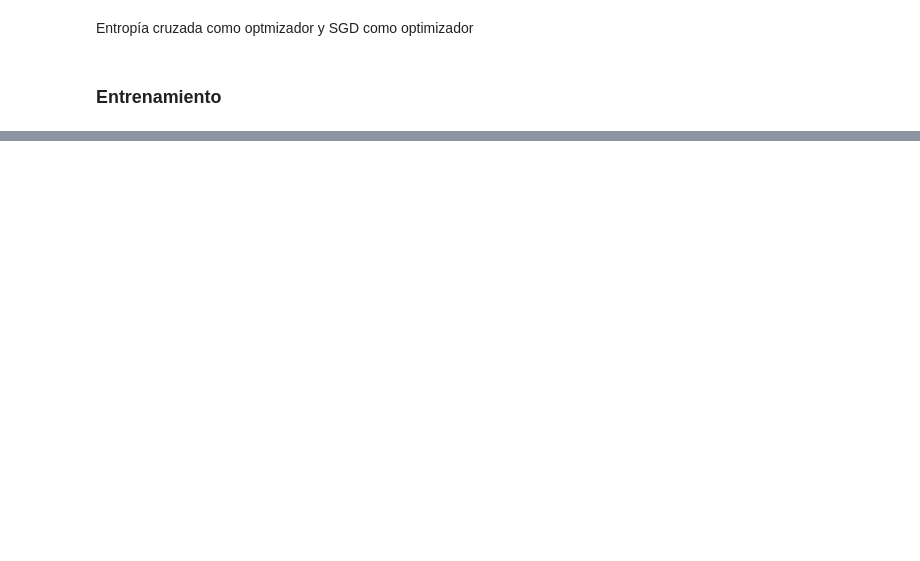
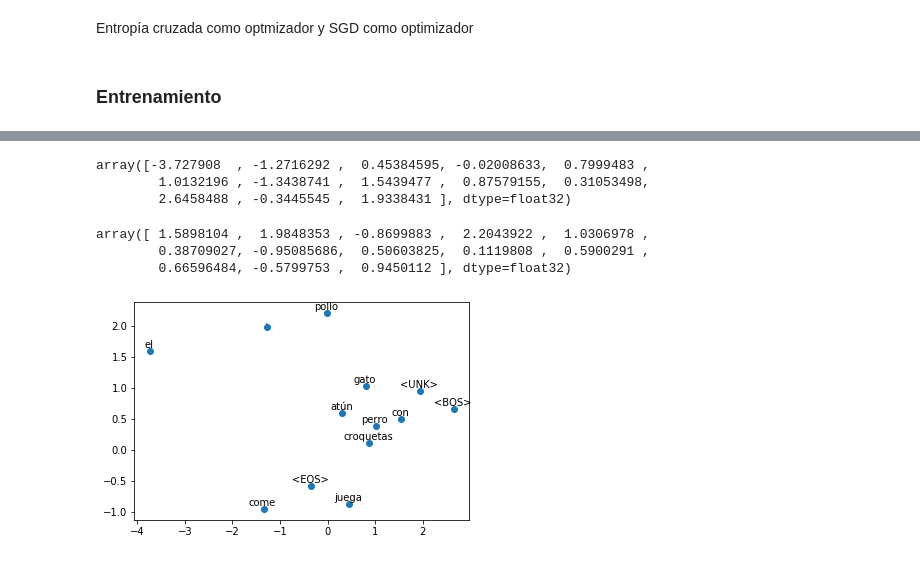
Before and after one commit to gandresto/APIT-2020-2, a Jupyter notebook: ProyectoFinal/Embeddings/lstm.ipynb, the cells around one changed output, grey strips where cells are left out. Cells and saved outputs as stored; diff of their text form; code cells hidden in the pictures; blank space fills up the shorter version.

```diff
--- a/ProyectoFinal/Embeddings/lstm.ipynb
+++ b/ProyectoFinal/Embeddings/lstm.ipynb
@@ -459,0 +453,4 @@ list(model.named_parameters())
+# %%
+embs = model.embedding.weight
+# %%
+npembs = embs.detach().to('cpu').numpy()
@@ -459,0 +473,21 @@ list(model.named_parameters())
+# %%
+npembs[:,0]
+# %% [output]
+array([-3.727908  , -1.2716292 ,  0.45384595, -0.02008633,  0.7999483 ,
+        1.0132196 , -1.3438741 ,  1.5439477 ,  0.87579155,  0.31053498,
+        2.6458488 , -0.3445545 ,  1.9338431 ], dtype=float32)
+# %%
+npembs[:,1]
+# %% [output]
+array([ 1.5898104 ,  1.9848353 , -0.8699883 ,  2.2043922 ,  1.0306978 ,
+        0.38709027, -0.95085686,  0.50603825,  0.1119808 ,  0.5900291 ,
+        0.66596484, -0.5799753 ,  0.9450112 ], dtype=float32)
+# %%
+plt.scatter(npembs[:,0], npembs[:,1])
+r=0
+for label,x,y in zip(index_to_w, npembs[:,0], npembs[:,1]):
+    plt.annotate(label, xy=(x,y), xytext=(-1,1), textcoords='offset points', ha='center', va='bottom')
+    r+=1
+plt.show()
+# %% [output]
+[figure, added]
```
Also changed, not shown: parts of 14 cells of this notebook, 1 other file.
